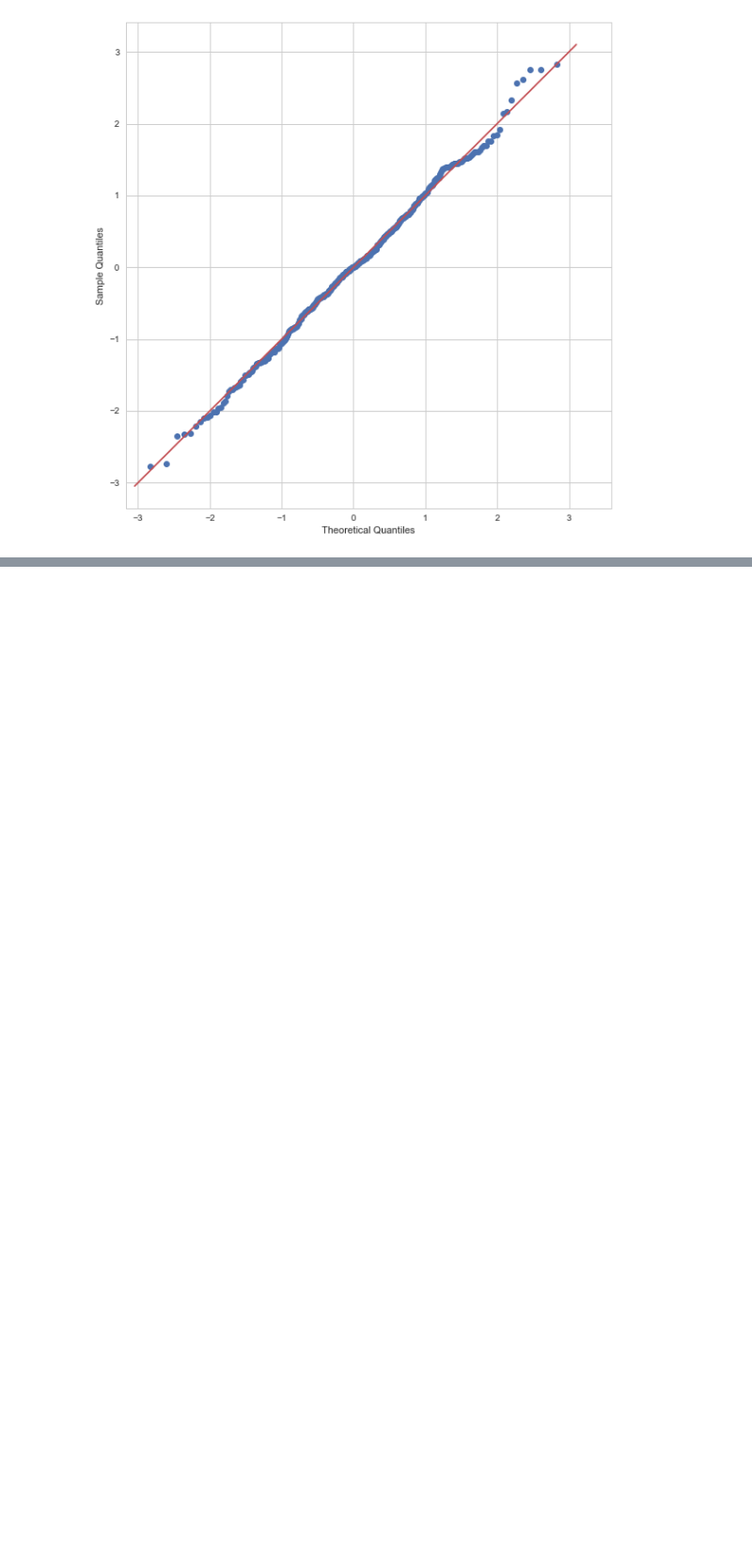
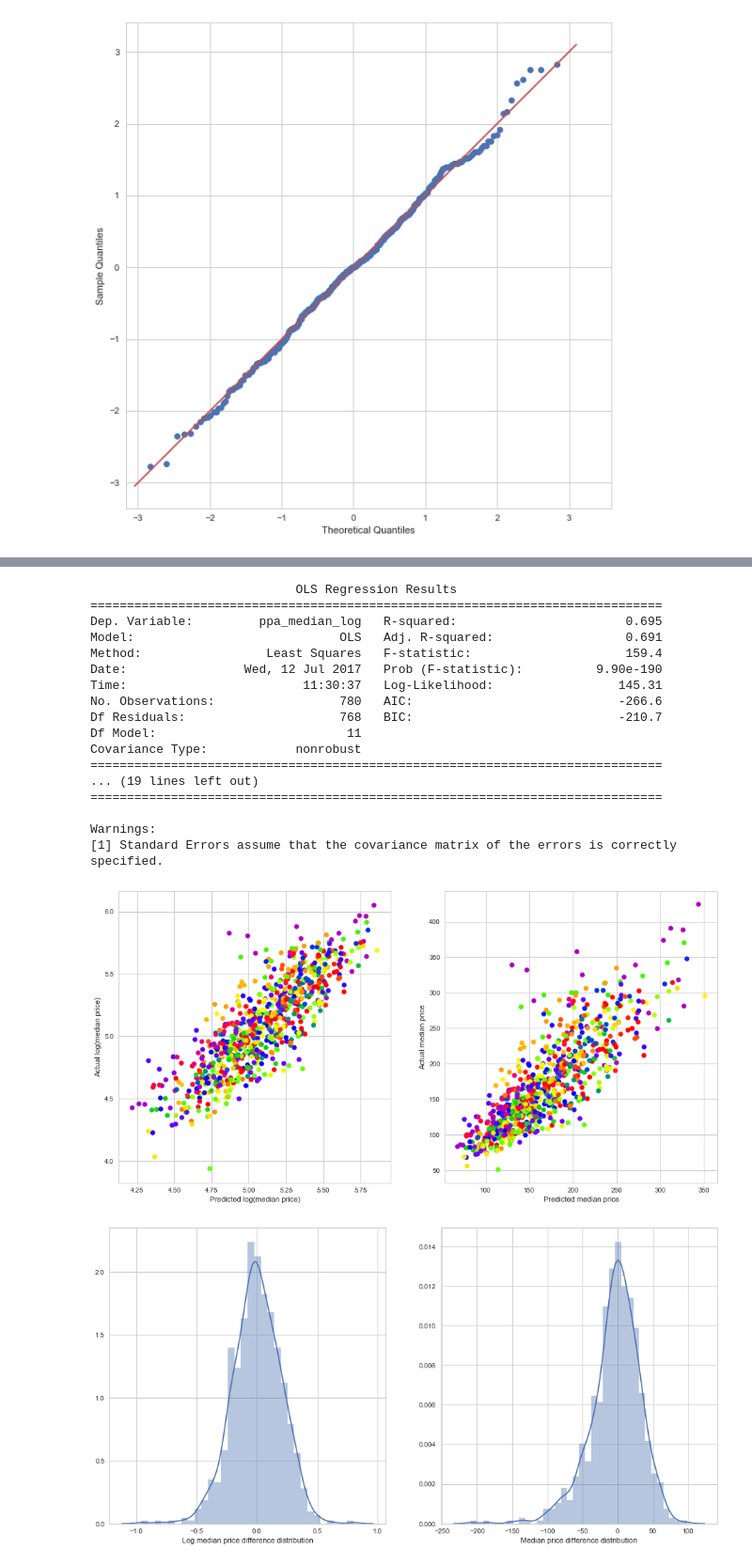
Before and after one commit to greymistcube/ds_pop_estate_analysis, a Jupyter notebook: 09_linear_regression.ipynb, the cells around one changed output, grey strips where cells are left out. Shown at 94% size. Cells and saved outputs as stored; diff of their text form; code cells hidden in the pictures; blank space fills up the shorter version.

```diff
--- a/09_linear_regression.ipynb
+++ b/09_linear_regression.ipynb
@@ -233,0 +277,29 @@ plt.gca().axis("square");
+# %%
+# print the fitted result for all area codes
+print(df_cases.one.result.summary())
+plot_results(df_cases.one)
+# checking residual distribution normality
+plt.figure(figsize=(10, 10))
+ax = plt.subplot(1, 1, 1)
+sm.qqplot(df_cases.one.result.predict(df_cases.one.dfX) - df_cases.one.dfy[target], fit=True, line='45', ax=ax);
+plt.gca().axis("square");
+# %% [output]
+                            OLS Regression Results
+==============================================================================
+Dep. Variable:         ppa_median_log   R-squared:                       0.695
+Model:                            OLS   Adj. R-squared:                  0.691
+Method:                 Least Squares   F-statistic:                     159.4
+Date:                Wed, 12 Jul 2017   Prob (F-statistic):          9.90e-190
+Time:                        11:30:37   Log-Likelihood:                 145.31
+No. Observations:                 780   AIC:                            -266.6
+Df Residuals:                     768   BIC:                            -210.7
+Df Model:                          11
+Covariance Type:            nonrobust
+==============================================================================
+... (19 lines left out)
+==============================================================================
+
+Warnings:
+[1] Standard Errors assume that the covariance matrix of the errors is correctly specified.
+[figure, added]
+[figure, added]
```
Also changed, not shown: parts of 12 cells of this notebook.
